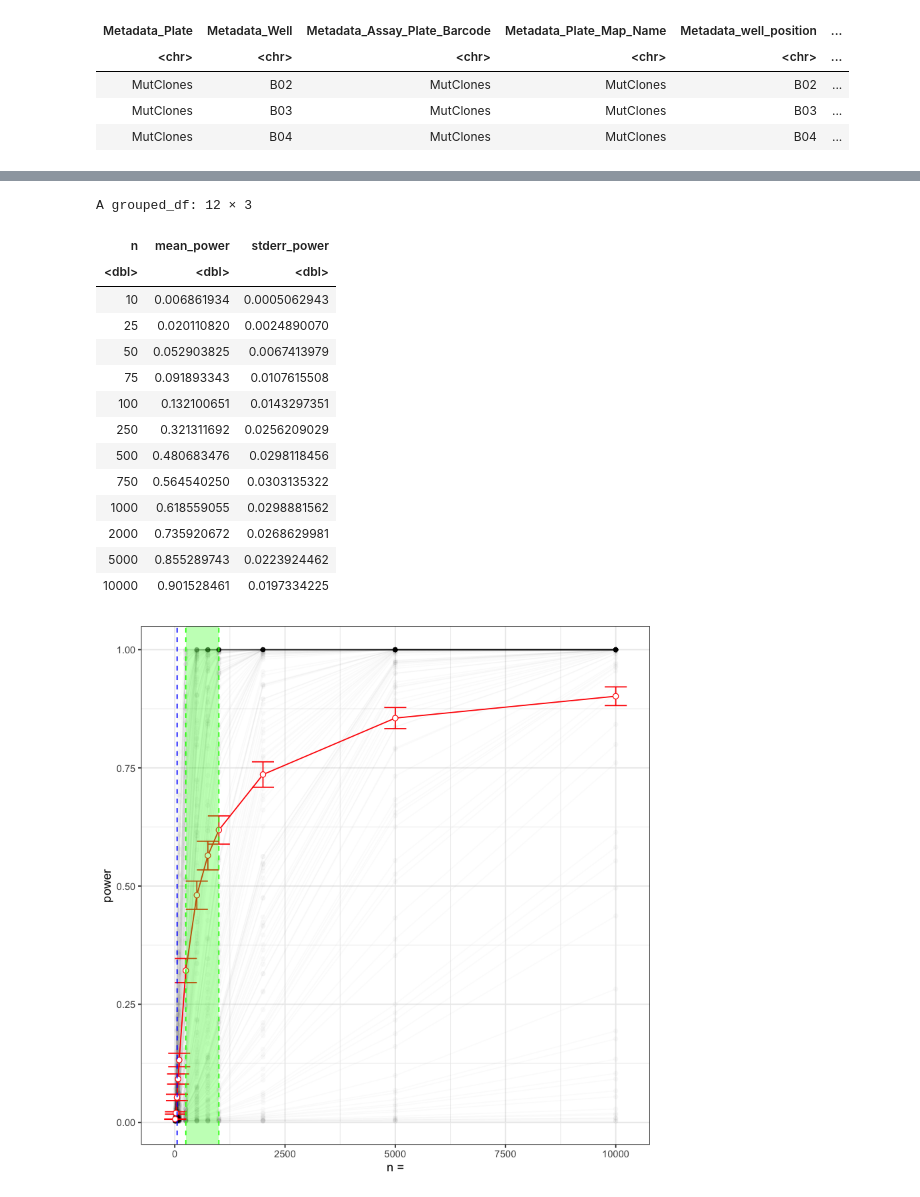
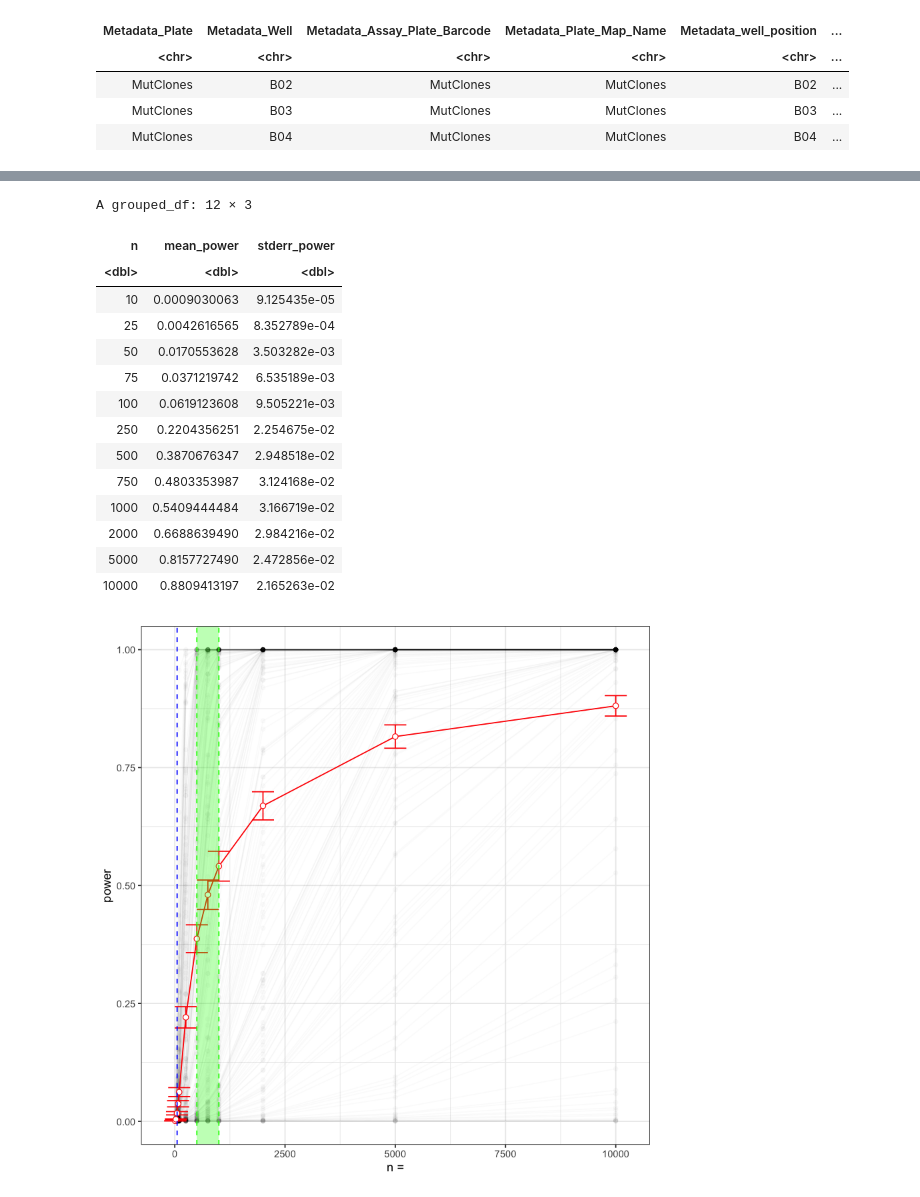
Before and after one commit to broadinstitute/profiling-resistance-mechanisms, a Jupyter notebook: power-analysis.ipynb, the cells around one changed output, grey strips where cells are left out. Drawn from its saved outputs; the diff is of its cells as text; code cells hidden in the pictures.

Commit message:
fix alpha!!

```diff
--- a/power-analysis.ipynb
+++ b/power-analysis.ipynb
@@ -46,7 +46,7 @@ wt_df <- full_df %>% dplyr::filter(Metadata_Assay_Plate_Barcode == "WTClones")
 cp_features <- colnames(full_df %>% dplyr::select(-starts_with("Metadata_")))
 # %%
 testing_ns <- c(10, 25, 50, 75, 100, 250, 500, 750, 1000, 2000, 5000, 10000)
-alpha <- 0.5 / length(cp_features)
+alpha <- 0.05 / length(cp_features)
 current_n <- dim(full_df)[1] / 2
 # %%
 all_effect_size_results <- list()
@@ -99,20 +99,20 @@ summary_df
 A grouped_df: 12 × 3
 | n | mean_power | stderr_power |
 | <dbl> | <dbl> | <dbl> |
-| 10 | 0.006861934 | 0.0005062943 |
-| 25 | 0.020110820 | 0.0024890070 |
-| 50 | 0.052903825 | 0.0067413979 |
-| 75 | 0.091893343 | 0.0107615508 |
-| 100 | 0.132100651 | 0.0143297351 |
-| 250 | 0.321311692 | 0.0256209029 |
-| 500 | 0.480683476 | 0.0298118456 |
-| 750 | 0.564540250 | 0.0303135322 |
-| 1000 | 0.618559055 | 0.0298881562 |
-| 2000 | 0.735920672 | 0.0268629981 |
-| 5000 | 0.855289743 | 0.0223924462 |
-| 10000 | 0.901528461 | 0.0197334225 |
+| 10 | 0.0009030063 | 9.125435e-05 |
+| 25 | 0.0042616565 | 8.352789e-04 |
+| 50 | 0.0170553628 | 3.503282e-03 |
+| 75 | 0.0371219742 | 6.535189e-03 |
+| 100 | 0.0619123608 | 9.505221e-03 |
+| 250 | 0.2204356251 | 2.254675e-02 |
+| 500 | 0.3870676347 | 2.948518e-02 |
+| 750 | 0.4803353987 | 3.124168e-02 |
+| 1000 | 0.5409444484 | 3.166719e-02 |
+| 2000 | 0.6688639490 | 2.984216e-02 |
+| 5000 | 0.8157727490 | 2.472856e-02 |
+| 10000 | 0.8809413197 | 2.165263e-02 |
 # %%
-rect <- data.frame(xmin=250, xmax=1000, ymin=-Inf, ymax=Inf)
+rect <- data.frame(xmin = 500, xmax = 1000, ymin = -Inf, ymax = Inf)
 
 power_gg <- ggplot(full_results_df) +
     geom_line(aes(x = n, y = power, group = feature),
@@ -132,32 +132,32 @@ power_gg <- ggplot(full_results_df) +
                color = "red",
                size = 2,
                shape = 21,
                fill = "white",
                aes(x = n, y = mean_power)) +
      geom_rect(data = rect,
                inherit.aes=FALSE,
                aes(xmin = xmin,
                    xmax = xmax,
                    ymin = ymin,
                    ymax = ymax),
                color="transparent",
                fill="green", alpha=0.3) +
     geom_vline(xintercept = current_n,
                linetype = "dashed",
                color = "blue") +
-    geom_vline(xintercept = 250,
+    geom_vline(xintercept = 500,
                linetype = "dashed",
                color = "green") +
     geom_vline(xintercept = 1000,
                linetype = "dashed",
                color = "green") +
     xlab("n =") +
     ylab("power") +
     theme_bw()
 
 output_file <- file.path("figures", "power_analysis.png")
 ggsave(output_file, dpi = 500, height = 6, width = 6)
 
 power_gg
 # %% [output]
-[figure, old version]
+[figure, new version]
```
Also changed, not shown: parts of 1 cell of this notebook, 2 other files.
